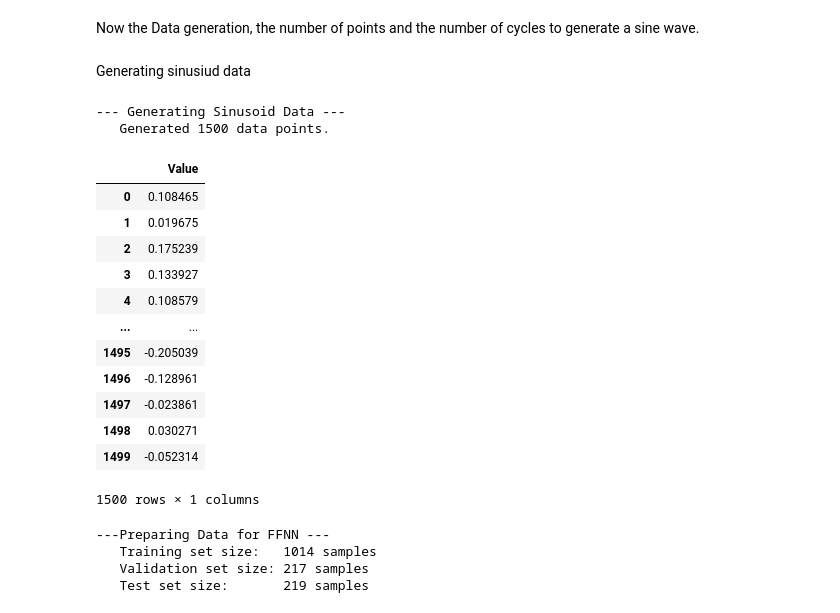
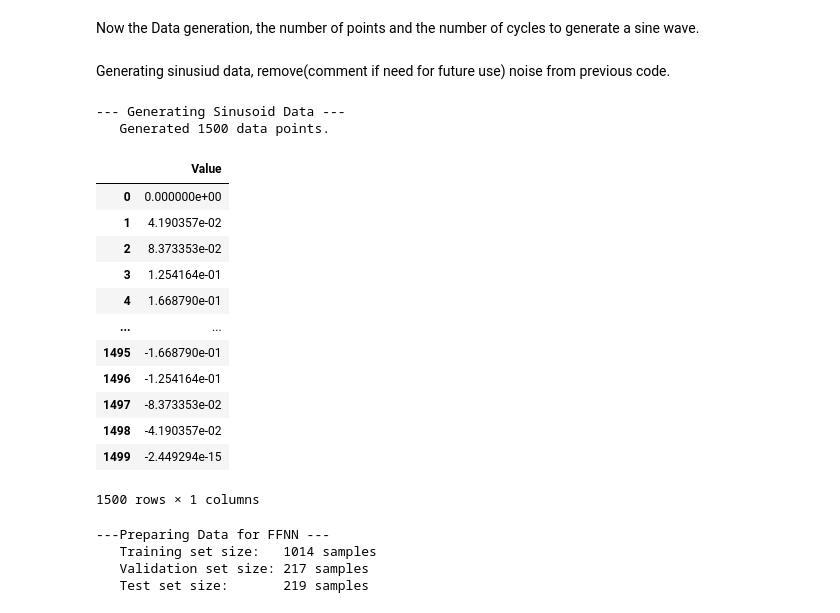
Before and after one commit to sria-the-fury/ANN-for-Time-Series-Forex-PyNote, a Jupyter notebook: Approximate_Sinusoid_Time_Series.ipynb, the cells around one changed output. Cells and saved outputs as stored; diff of their text form; code cells hidden in the pictures.

```diff
--- a/Approximate_Sinusoid_Time_Series.ipynb
+++ b/Approximate_Sinusoid_Time_Series.ipynb
@@ -24,36 +24,37 @@ VALIDATION_RATIO = 0.15
 RESULTS_DIR = "sinusoid_ffnn_model_res"
 EPOCHS = 25
 BATCH_SIZE = 32
-# %% [markdown]
-Generating sinusiud data
+# %% [markdown]
+Generating sinusiud data, remove(comment if need for future use) noise from previous code.
 # %%
 print("--- Generating Sinusoid Data ---")
 # Create a time vector
 time = np.linspace(0, N_CYCLES * 2 * np.pi, N_POINTS)
 # Generate the sine wave
 sin_wave = np.sin(time)
 #small amount of random noise to make it slightly more realistic
-noise = np.random.normal(0, 0.05, N_POINTS)
-sin_wave_noisy = sin_wave + noise
+# noise = np.random.normal(0, 0.05, N_POINTS)
+# sin_wave_noisy = sin_wave + noise
+sin_wave_noisy = sin_wave
 
 print(f"   Generated {N_POINTS} data points.")
 # Return as a DataFrame
 pd.DataFrame({'Value': sin_wave_noisy})
 # %% [output]
 --- Generating Sinusoid Data ---
    Generated 1500 data points.
 |  | Value |
-| 0 | 0.108465 |
-| 1 | 0.019675 |
-| 2 | 0.175239 |
-| 3 | 0.133927 |
-| 4 | 0.108579 |
+| 0 | 0.000000e+00 |
+| 1 | 4.190357e-02 |
+| 2 | 8.373353e-02 |
+| 3 | 1.254164e-01 |
+| 4 | 1.668790e-01 |
 | ... | ... |
-| 1495 | -0.205039 |
-| 1496 | -0.128961 |
-| 1497 | -0.023861 |
-| 1498 | 0.030271 |
-| 1499 | -0.052314 |
+| 1495 | -1.668790e-01 |
+| 1496 | -1.254164e-01 |
+| 1497 | -8.373353e-02 |
+| 1498 | -4.190357e-02 |
+| 1499 | -2.449294e-15 |
 1500 rows × 1 columns
 # %%
 print("---Preparing Data for FFNN ---")
```
Also changed, not shown: parts of 2 cells of this notebook.
